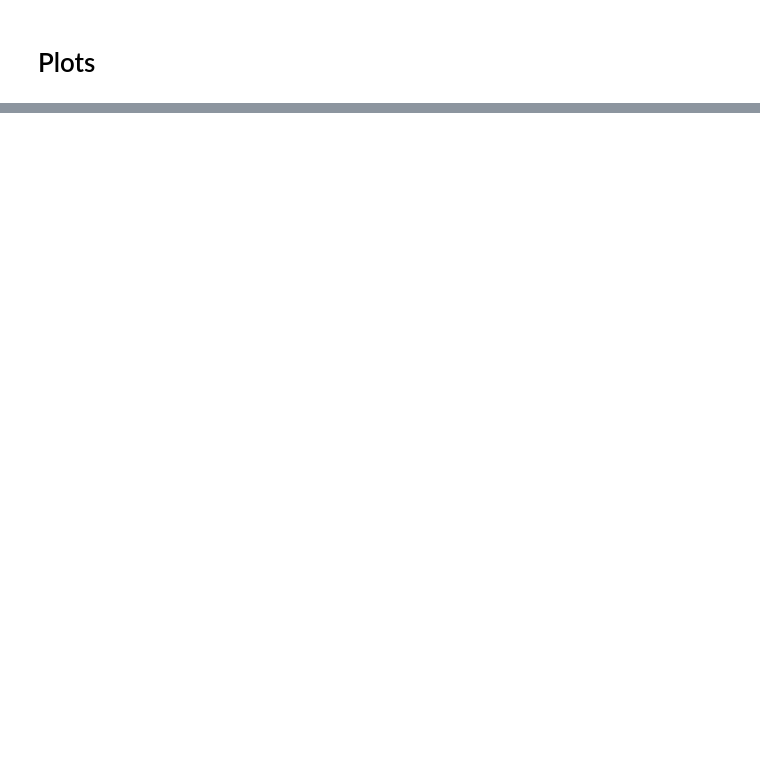
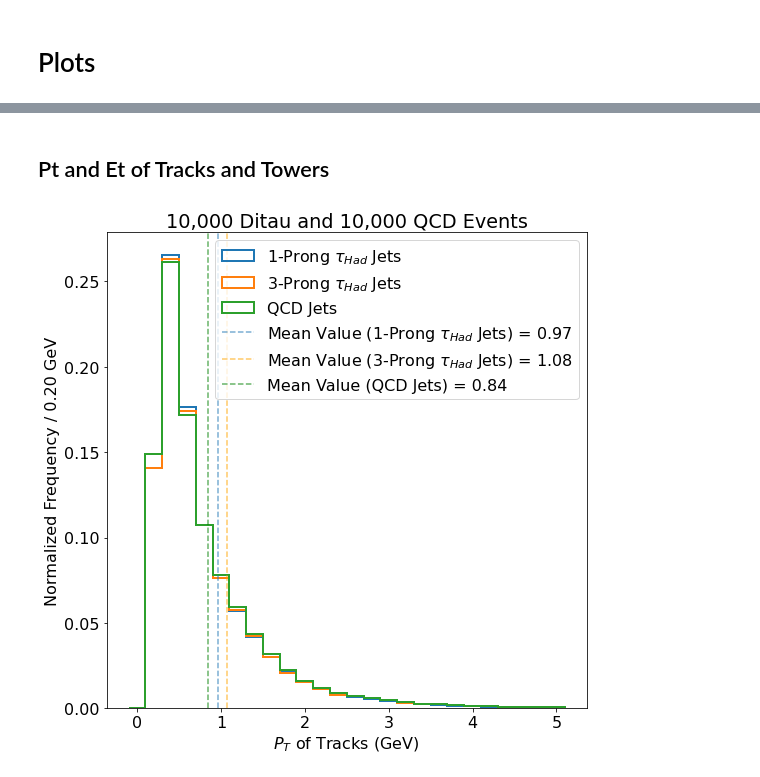
Before and after one commit to xju2/root_gnn, a Jupyter notebook: notebook/Plottings for Dataset.ipynb, the cells around one changed output, grey strips where cells are left out. Drawn from its saved outputs; the diff is of its cells as text; code cells hidden in the pictures; blank space fills up the shorter version.

```diff
--- a/notebook/Plottings for Dataset.ipynb
+++ b/notebook/Plottings for Dataset.ipynb
@@ -580,0 +236,11 @@ plt.savefig('d0_z0.pdf')
+# %% [markdown]
+## Pt and Et of Tracks and Towers
+# %%
+var_name = 'pt'
+plot(df, var_name, rg=(0,5), num_bins=25,
+     xlabel=r'$P_T$ of Tracks (GeV)',
+     ylabel=f'Normalized Frequency / {5/25:.2f} GeV',
+     save_name="PT.pdf",
+     use_mean=True, font_size=16)
+# %% [output]
+[figure, added]
```
Also changed, not shown: parts of 35 cells of this notebook, 8 other files.
